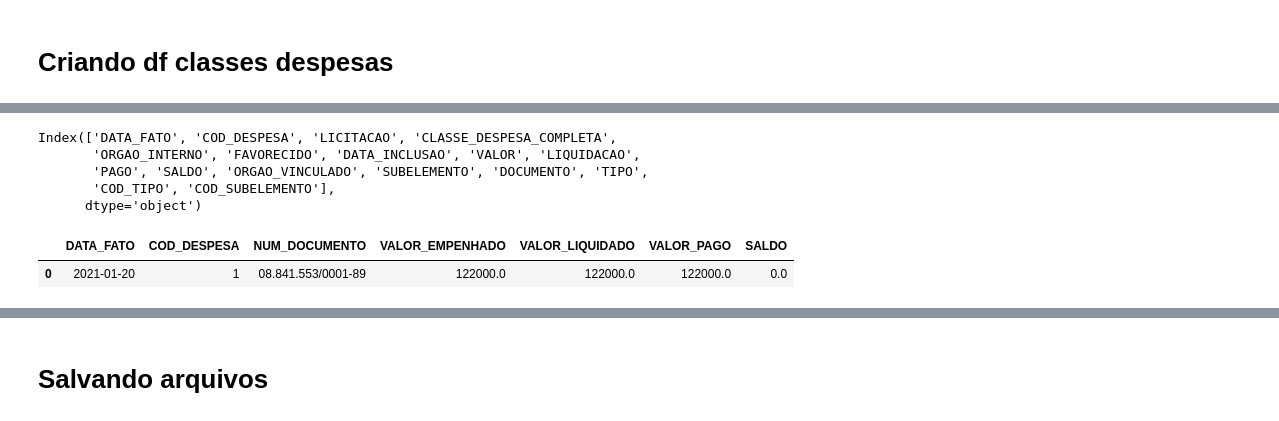
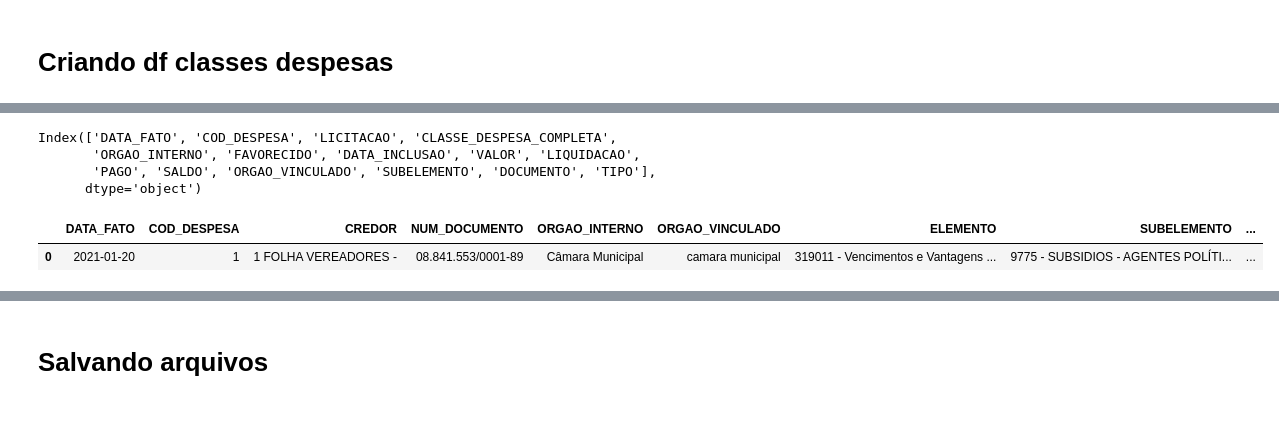
Before and after one commit to AllysonAbreu/dw_contas_publicas_2022, a Jupyter notebook: TCC2/dados/02_despesas/dados_para_carga/tratamento_novos_dados.ipynb, the cells around one changed output, grey strips where cells are left out. Cells and saved outputs as stored; diff of their text form; code cells hidden in the pictures.

```diff
--- a/TCC2/dados/02_despesas/dados_para_carga/tratamento_novos_dados.ipynb
+++ b/TCC2/dados/02_despesas/dados_para_carga/tratamento_novos_dados.ipynb
@@ -1051,5 +1053,5 @@ df_concat_21_22.head(1)
 # %%
-df_concat_21_22 = df_concat_21_22.dropna()
+# df_concat_21_22 = df_concat_21_22.dropna()
 # %%
-df_concat_21_22 = tratar_coluna(df_concat_21_22, 'TIPO','COD_TIPO')
-df_concat_21_22 = tratar_coluna(df_concat_21_22, 'SUBELEMENTO','COD_SUBELEMENTO')
+# df_concat_21_22 = tratar_coluna(df_concat_21_22, 'TIPO','COD_TIPO')
+# df_concat_21_22 = tratar_coluna(df_concat_21_22, 'SUBELEMENTO','COD_SUBELEMENTO')
@@ -1077,4 +1058,4 @@ See the caveats in the documentation: https://pandas.pydata.org/pandas-docs/stab
 # %%
-df_concat_21_22.loc[:, 'COD_TIPO'] = df_concat_21_22['COD_TIPO'].astype(int)
-df_concat_21_22.loc[:, 'COD_SUBELEMENTO'] = df_concat_21_22['COD_SUBELEMENTO'].astype(int)
-df_concat_21_22.head(1)
+# df_concat_21_22.loc[:, 'COD_TIPO'] = df_concat_21_22['COD_TIPO'].astype(int)
+# df_concat_21_22.loc[:, 'COD_SUBELEMENTO'] = df_concat_21_22['COD_SUBELEMENTO'].astype(int)
+# df_concat_21_22.head(1)
@@ -1094,3 +1062,3 @@ See the caveats in the documentation: https://pandas.pydata.org/pandas-docs/stab
 # %%
-df_concat_21_22['ORGAO_INTERNO'].replace(to_replace=dic_padrao_dados_orgao_interno, inplace=True)
-df_concat_21_22.head(1)
+# df_concat_21_22['ORGAO_INTERNO'].replace(to_replace=dic_padrao_dados_orgao_interno, inplace=True)
+# df_concat_21_22.head(1)
@@ -1188,15 +1132,14 @@ df_concat_21_22.columns
 # %% [output]
 Index(['DATA_FATO', 'COD_DESPESA', 'LICITACAO', 'CLASSE_DESPESA_COMPLETA',
        'ORGAO_INTERNO', 'FAVORECIDO', 'DATA_INCLUSAO', 'VALOR', 'LIQUIDACAO',
-       'PAGO', 'SALDO', 'ORGAO_VINCULADO', 'SUBELEMENTO', 'DOCUMENTO', 'TIPO',
-       'COD_TIPO', 'COD_SUBELEMENTO'],
+       'PAGO', 'SALDO', 'ORGAO_VINCULADO', 'SUBELEMENTO', 'DOCUMENTO', 'TIPO'],
       dtype='object')
 # %%
-colunas = ['COD_DESPESA','DATA_FATO','DOCUMENTO','VALOR','LIQUIDACAO','PAGO','SALDO']
+colunas = ['COD_DESPESA','DATA_FATO','FAVORECIDO','DOCUMENTO','VALOR','LIQUIDACAO','PAGO','SALDO', 'ORGAO_INTERNO', 'ORGAO_VINCULADO','TIPO','SUBELEMENTO']
 df_tipo_despesas_2021_2022 = df_concat_21_22[colunas].copy()
-df_tipo_despesas_2021_2022.rename(columns={'DOCUMENTO':'NUM_DOCUMENTO','VALOR':'VALOR_EMPENHADO','LIQUIDACAO':'VALOR_LIQUIDADO','PAGO':'VALOR_PAGO'}, inplace=True)
-df_tipo_despesas_2021_2022 = df_tipo_despesas_2021_2022.reindex(columns=['DATA_FATO','COD_DESPESA','NUM_DOCUMENTO','VALOR_EMPENHADO','VALOR_LIQUIDADO','VALOR_PAGO','SALDO'])
+df_tipo_despesas_2021_2022.rename(columns={'TIPO':'ELEMENTO','FAVORECIDO':'CREDOR','DOCUMENTO':'NUM_DOCUMENTO','VALOR':'VALOR_EMPENHADO','LIQUIDACAO':'VALOR_LIQUIDADO','PAGO':'VALOR_PAGO'}, inplace=True)
+df_tipo_despesas_2021_2022 = df_tipo_despesas_2021_2022.reindex(columns=['DATA_FATO','COD_DESPESA','CREDOR','NUM_DOCUMENTO','ORGAO_INTERNO', 'ORGAO_VINCULADO','ELEMENTO','SUBELEMENTO','VALOR_EMPENHADO','VALOR_LIQUIDADO','VALOR_PAGO','SALDO'])
 df_tipo_despesas_2021_2022.head(1)
 # %% [output]
-|  | DATA_FATO | COD_DESPESA | NUM_DOCUMENTO | VALOR_EMPENHADO | VALOR_LIQUIDADO | VALOR_PAGO | SALDO |
-| 0 | 2021-01-20 | 1 | 08.841.553/0001-89 | 122000.0 | 122000.0 | 122000.0 | 0.0 |
+|  | DATA_FATO | COD_DESPESA | CREDOR | NUM_DOCUMENTO | ORGAO_INTERNO | ORGAO_VINCULADO | ELEMENTO | SUBELEMENTO | ... |
+| 0 | 2021-01-20 | 1 | 1 FOLHA VEREADORES - | 08.841.553/0001-89 | Câmara Municipal | camara municipal | 319011 - Vencimentos e Vantagens ... | 9775 - SUBSIDIOS - AGENTES POLÍTI... | ... |
```
Also changed, not shown: parts of 23 cells of this notebook, 15 other files.
